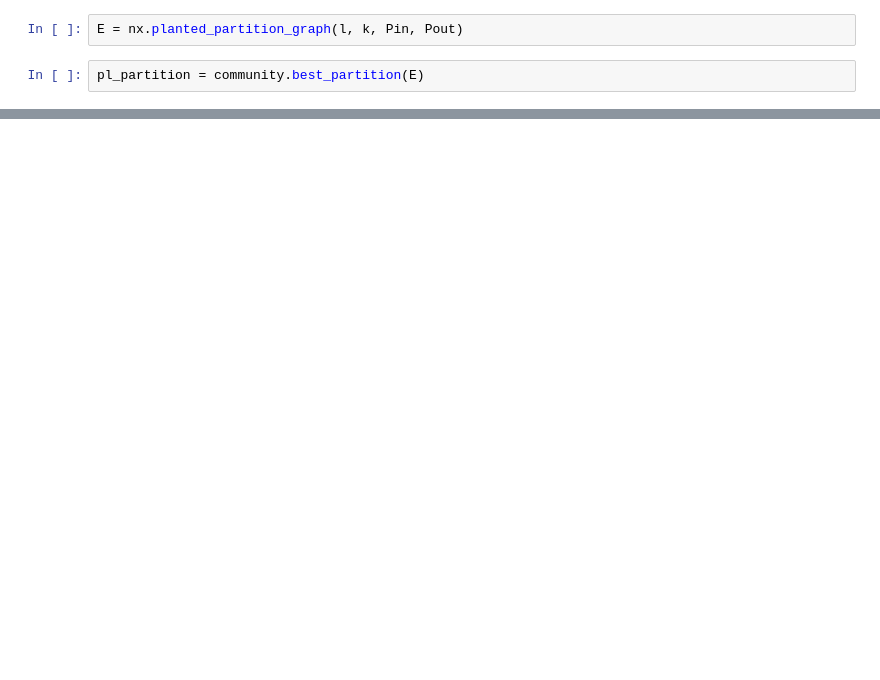
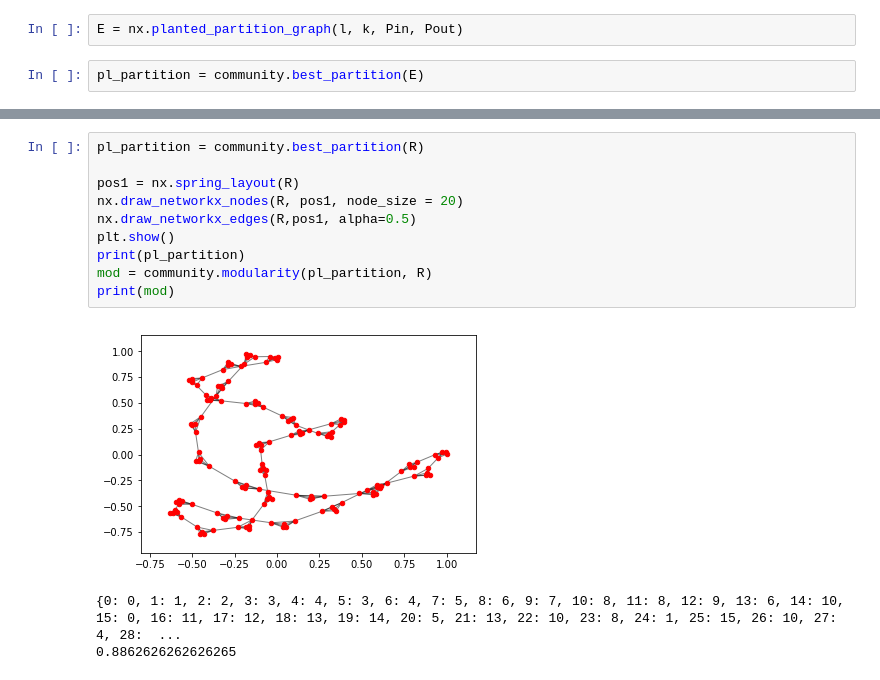
Before and after one commit to mzemlyanikin/hse-clustering, a Jupyter notebook: louvain-test.ipynb, the cells around one changed output, grey strips where cells are left out. Drawn from its saved outputs; the diff is of its cells as text; blank space fills up the shorter version.

```diff
--- a/louvain-test.ipynb
+++ b/louvain-test.ipynb
@@ -64,0 +158,14 @@ plt.show()
+# %%
+pl_partition = community.best_partition(R)
+
+pos1 = nx.spring_layout(R)
+nx.draw_networkx_nodes(R, pos1, node_size = 20)
+nx.draw_networkx_edges(R,pos1, alpha=0.5)
+plt.show()
+print(pl_partition)
+mod = community.modularity(pl_partition, R)
+print(mod)
+# %% [output]
+[figure, added]
+{0: 0, 1: 1, 2: 2, 3: 3, 4: 4, 5: 3, 6: 4, 7: 5, 8: 6, 9: 7, 10: 8, 11: 8, 12: 9, 13: 6, 14: 10, 15: 0, 16: 11, 17: 12, 18: 13, 19: 14, 20: 5, 21: 13, 22: 10, 23: 8, 24: 1, 25: 15, 26: 10, 27: 4, 28:  ...
+0.8862626262626265
```
Also changed, not shown: parts of 14 cells of this notebook.
